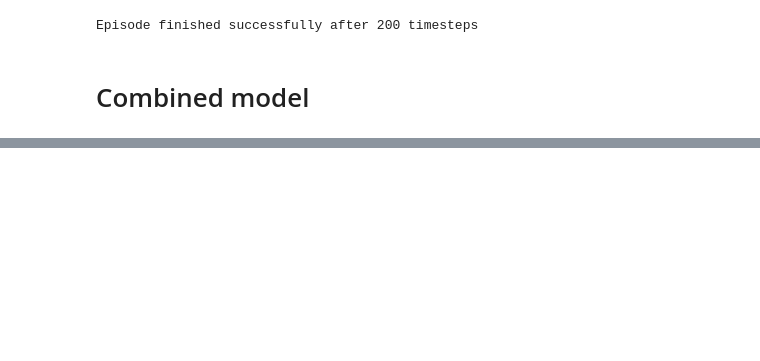
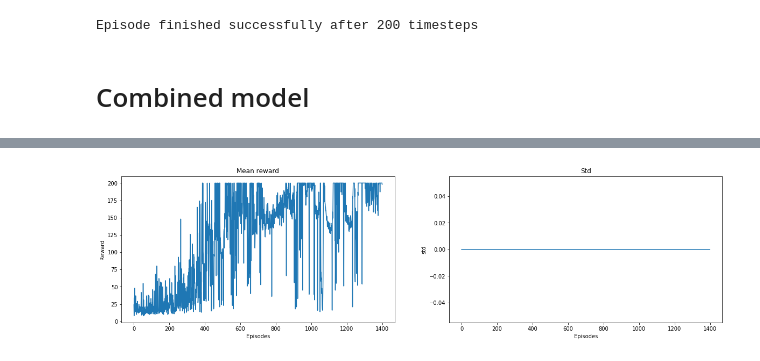
Before and after one commit to whathelll/Reinforcement-Learning, a Jupyter notebook: PolicyGradient/3-Cartpole_Actor_Critic.ipynb, the cells around one changed output, grey strips where cells are left out. Drawn from its saved outputs; the diff is of its cells as text; code cells hidden in the pictures; blank space fills up the shorter version.

```diff
--- a/PolicyGradient/3-Cartpole_Actor_Critic.ipynb
+++ b/PolicyGradient/3-Cartpole_Actor_Critic.ipynb
@@ -247,4 +369,0 @@ reward_history.plot()
-# %%
-###### learner.train(100, show_chart)
-for i in range(2):
-    agent.run()
@@ -477,0 +508,91 @@ model(batch)
+# %%
+class Agent():
+    def __init__(self, env=gym.make('CartPole-v0')):
+        self.env = env
+        self.episode_durations = []
+        self.episode_loss = []
+        self.gamma = 0.99
+        self.model = CombinedModel(learning_rate=0.005, nb_actions=env.action_space.n)
+        self.memory = PolicyGradientMemory(gamma=self.gamma)
+        self.nb_actions = self.env.action_space.n
+
+    def getAction(self, s):
+        s = tf.convert_to_tensor([s], dtype=tf.float32)
+        action_probability = self.model.P(s).numpy()
+        action = np.random.choice(np.arange(self.nb_actions), p=action_probability[0])
+        return action
+
+    def train(self, episodes=2):
+        for i in range(episodes):
+            s = self.env.reset()
+            episode_reward = 0
+            while True:
+                action = self.getAction(s)
+
+                s_1, reward, done, info = self.env.step(action)
+
+                memory_done = done
+                # Cartpole specific as the 200 step shouldn't really be done from a calculation perspective
+                if self.env.spec.id == "CartPole-v0" and memory_done and episode_reward >= 199:
+                    memory_done = False
+                self.memory.append(Transition(s, action, s_1, reward, memory_done))
+
+                s = s_1
+
+                episode_reward += reward
+                if done:
+                    break
+
+            self.episode_durations.append(episode_reward)
+
+            # start training
+            s0, a, s1, r, done = self.memory.sample()
+            s0 = tf.constant(s0, dtype=tf.float32)
+            a = tf.one_hot(a, depth=self.nb_actions, dtype=tf.int32)
+            s1 = tf.constant(s1, dtype=tf.float32)
+            r = tf.constant(r, dtype=tf.float32)
+            d = tf.expand_dims(tf.constant(1 - done, dtype=tf.float32), axis=1)
+
+            v = self.model.V(s0)
+            v_prime = self.model.V(s1)
+            r = r + self.gamma * d * v_prime
+            Adv = r - v
+
+#             self.model.v_train(s0, r)
+#             self.model.p_train(s0, a, Adv)
+
+            self.model.train(s0, a, r)
+#             self.model.train(s0, a, r)
+
+            self.memory.reset()
+
+
+
+    def run(self, env=gym.make('CartPole-v0')):
+        self.env = env
+        s = self.env.reset()
+        steps = 0
+        while True:
+            self.env.render()
+            action = self.getAction(s)
+            s_1, reward, done, info = self.env.step(action)
+            s = s_1
+            steps += 1
+            if done:
+                print("Episode finished successfully after {} timesteps".format(steps))
+                break
+        self.env.close()
+
+env=gym.make('CartPole-v0')
+# env=gym.make('LunarLander-v2')
+# agent = Agent(env)
+
+reward_history = RewardHistory()
+for i in range(1):
+    agent = Agent(env)
+    agent.train(1400)
+    reward_history.append(agent.episode_durations)
+
+reward_history.plot()
+# %% [output]
+[figure, added]
```
Also changed, not shown: parts of 22 cells of this notebook.
